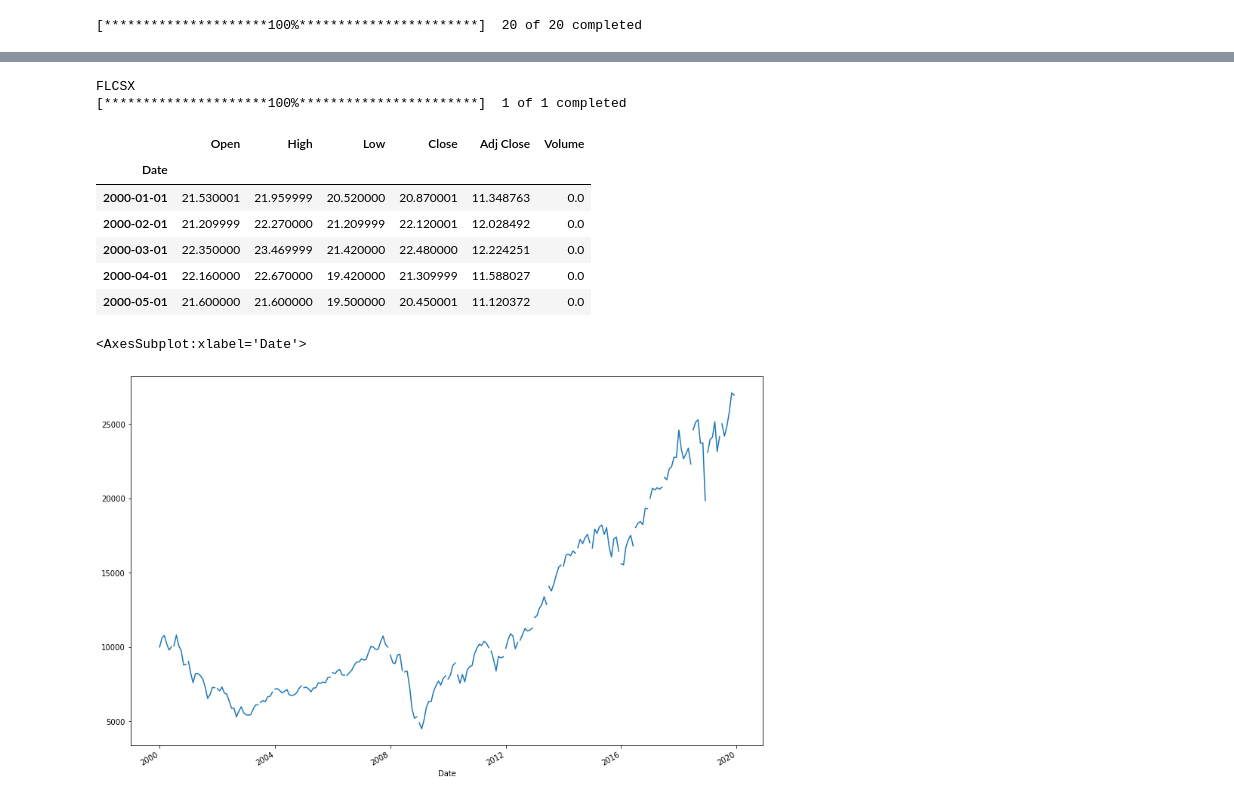
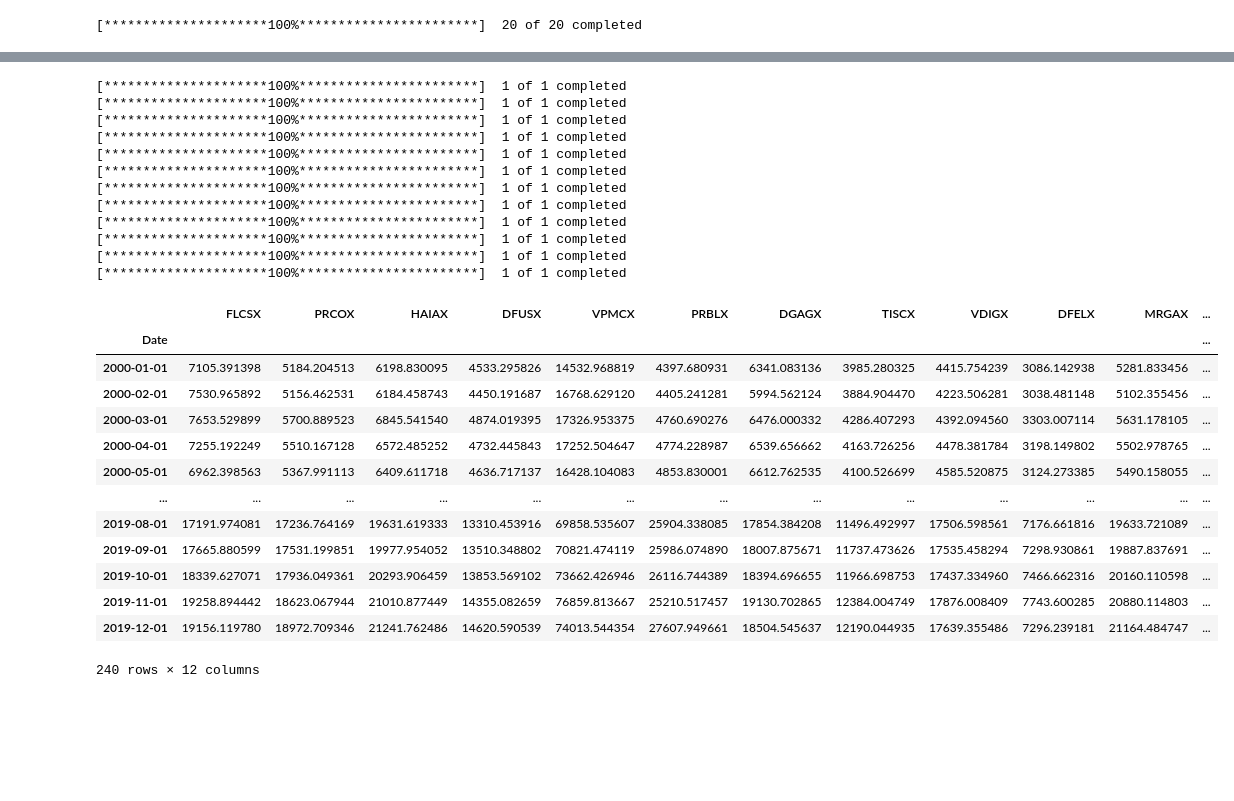
Before and after one commit to Harnekgithub/Project_Random_Walkthrough_SP500_Dataset, a Jupyter notebook: Code/random_walkthrough.ipynb, the cells around one changed output, grey strips where cells are left out. Saved outputs shown, nothing was run; the diff lists cells and outputs as text; code cells hidden in the pictures; blank space fills up the shorter version.

```diff
--- a/Code/random_walkthrough.ipynb
+++ b/Code/random_walkthrough.ipynb
@@ -168,29 +154,0 @@ See the caveats in the documentation: https://pandas.pydata.org/pandas-docs/stab
-# %%
-mg_list = ['FLCSX']
-#['TNWCX', 'SRFMX', 'PRCOX', 'HAIAX', 'WMLIX', 'DFUSX', 'VPMCX', 'PRBLX', 'DGAGX', 'TISCX', 'AFDAX', 'VDIGX', 'DFELX', 'BIRAX', 'DUSQX', 'MRGAX', 'DFEOX', 'BRLIX', 'VPCCX']
-ticker = ""
-ticker = ' '.join(mg_list)
-print(ticker)
-mg_fund_df = yahoo_finance(mg_list)
-mg_fund_df.head()
-# %% [output]
-FLCSX
-[*********************100%***********************]  1 of 1 completed
-|  | Open | High | Low | Close | Adj Close | Volume |
-| Date |  |  |  |  |  |  |
-| 2000-01-01 | 21.530001 | 21.959999 | 20.520000 | 20.870001 | 11.348763 | 0.0 |
-| 2000-02-01 | 21.209999 | 22.270000 | 21.209999 | 22.120001 | 12.028492 | 0.0 |
-| 2000-03-01 | 22.350000 | 23.469999 | 21.420000 | 22.480000 | 12.224251 | 0.0 |
-| 2000-04-01 | 22.160000 | 22.670000 | 19.420000 | 21.309999 | 11.588027 | 0.0 |
-| 2000-05-01 | 21.600000 | 21.600000 | 19.500000 | 20.450001 | 11.120372 | 0.0 |
-# %%
-mg_fund_df['monthly_values'] = mg_fund_df['Adj Close'].sum()*10000
-mg_fund_df
-#Value of $10000 invested
-initial_val =  mg_fund_df['Adj Close'][0]
-num_of_shares = 10000 / initial_val
-mg_fund_df['monthly_value'] = num_of_shares * mg_fund_df['Adj Close']
-mg_fund_df['monthly_value'].plot(figsize= (15,10))
-# %% [output]
-<AxesSubplot:xlabel='Date'>
-[figure, removed]
@@ -205 +163,38 @@ clean_dataset1.plot( figsize=(20,10))
+# %%
+monthly_values = pd.DataFrame()
+mg_list = ['FLCSX', 'PRCOX', 'HAIAX', 'DFUSX','VPMCX','PRBLX','DGAGX','TISCX','VDIGX','DFELX','MRGAX','BRLIX']
+for ticker in mg_list:
+    data = get_fund_data(ticker)
+    fund_data = data[['Adj Close','Close']]
+    initial_value = fund_data.iloc[0,0]
+    num_of_shares = 10000 / initial_val
+    monthly_values[ticker] = num_of_shares * fund_data.iloc[:,0]
+monthly_values
+# %% [output]
+[*********************100%***********************]  1 of 1 completed
+[*********************100%***********************]  1 of 1 completed
+[*********************100%***********************]  1 of 1 completed
+[*********************100%***********************]  1 of 1 completed
+[*********************100%***********************]  1 of 1 completed
+[*********************100%***********************]  1 of 1 completed
+[*********************100%***********************]  1 of 1 completed
+[*********************100%***********************]  1 of 1 completed
+[*********************100%***********************]  1 of 1 completed
+[*********************100%***********************]  1 of 1 completed
+[*********************100%***********************]  1 of 1 completed
+[*********************100%***********************]  1 of 1 completed
+|  | FLCSX | PRCOX | HAIAX | DFUSX | VPMCX | PRBLX | DGAGX | TISCX | VDIGX | DFELX | MRGAX | ... |
+| Date |  |  |  |  |  |  |  |  |  |  |  | ... |
+| 2000-01-01 | 7105.391398 | 5184.204513 | 6198.830095 | 4533.295826 | 14532.968819 | 4397.680931 | 6341.083136 | 3985.280325 | 4415.754239 | 3086.142938 | 5281.833456 | ... |
+| 2000-02-01 | 7530.965892 | 5156.462531 | 6184.458743 | 4450.191687 | 16768.629120 | 4405.241281 | 5994.562124 | 3884.904470 | 4223.506281 | 3038.481148 | 5102.355456 | ... |
+| 2000-03-01 | 7653.529899 | 5700.889523 | 6845.541540 | 4874.019395 | 17326.953375 | 4760.690276 | 6476.000332 | 4286.407293 | 4392.094560 | 3303.007114 | 5631.178105 | ... |
+| 2000-04-01 | 7255.192249 | 5510.167128 | 6572.485252 | 4732.445843 | 17252.504647 | 4774.228987 | 6539.656662 | 4163.726256 | 4478.381784 | 3198.149802 | 5502.978765 | ... |
+| 2000-05-01 | 6962.398563 | 5367.991113 | 6409.611718 | 4636.717137 | 16428.104083 | 4853.830001 | 6612.762535 | 4100.526699 | 4585.520875 | 3124.273385 | 5490.158055 | ... |
+| ... | ... | ... | ... | ... | ... | ... | ... | ... | ... | ... | ... | ... |
+| 2019-08-01 | 17191.974081 | 17236.764169 | 19631.619333 | 13310.453916 | 69858.535607 | 25904.338085 | 17854.384208 | 11496.492997 | 17506.598561 | 7176.661816 | 19633.721089 | ... |
+| 2019-09-01 | 17665.880599 | 17531.199851 | 19977.954052 | 13510.348802 | 70821.474119 | 25986.074890 | 18007.875671 | 11737.473626 | 17535.458294 | 7298.930861 | 19887.837691 | ... |
+| 2019-10-01 | 18339.627071 | 17936.049361 | 20293.906459 | 13853.569102 | 73662.426946 | 26116.744389 | 18394.696655 | 11966.698753 | 17437.334960 | 7466.662316 | 20160.110598 | ... |
+| 2019-11-01 | 19258.894442 | 18623.067944 | 21010.877449 | 14355.082659 | 76859.813667 | 25210.517457 | 19130.702865 | 12384.004749 | 17876.008409 | 7743.600285 | 20880.114803 | ... |
+| 2019-12-01 | 19156.119780 | 18972.709346 | 21241.762486 | 14620.590539 | 74013.544354 | 27607.949661 | 18504.545637 | 12190.044935 | 17639.355486 | 7296.239181 | 21164.484747 | ... |
+240 rows × 12 columns
 # %%
```
Also changed, not shown: parts of 11 cells of this notebook, 4 other files.
